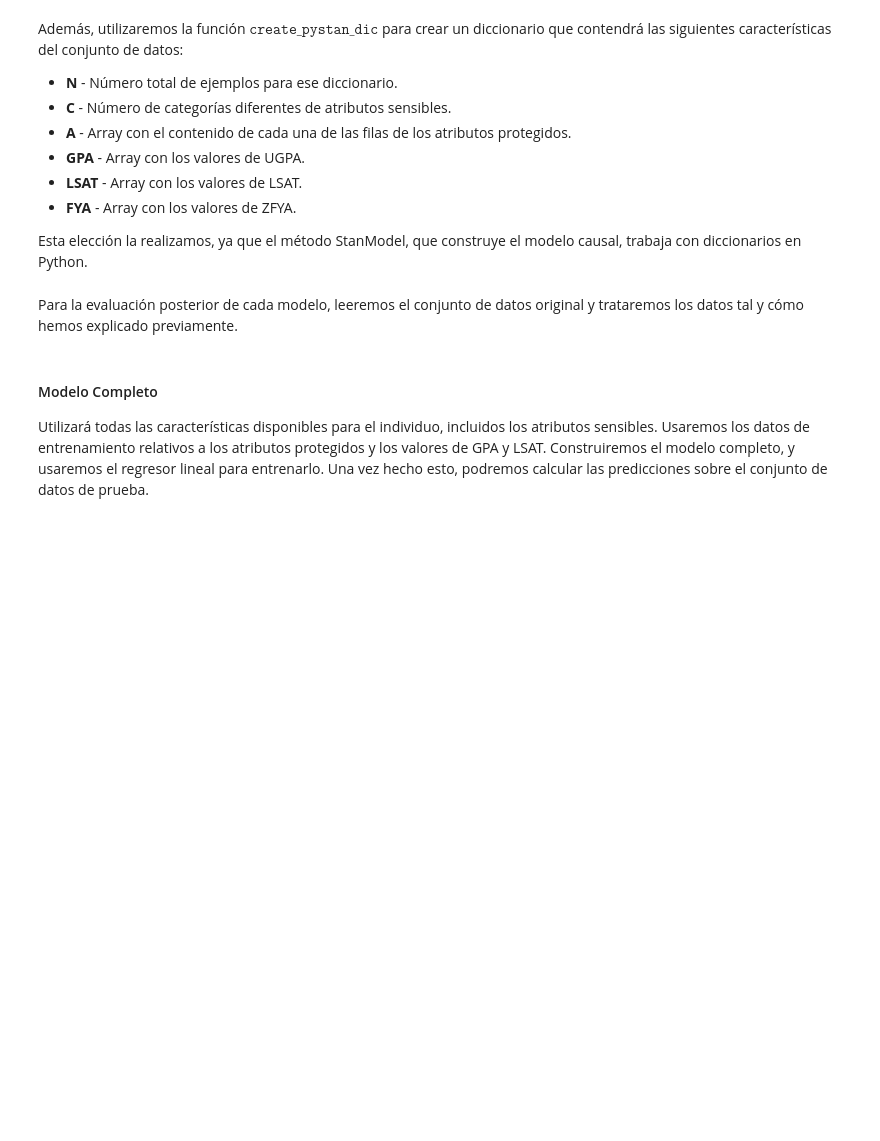
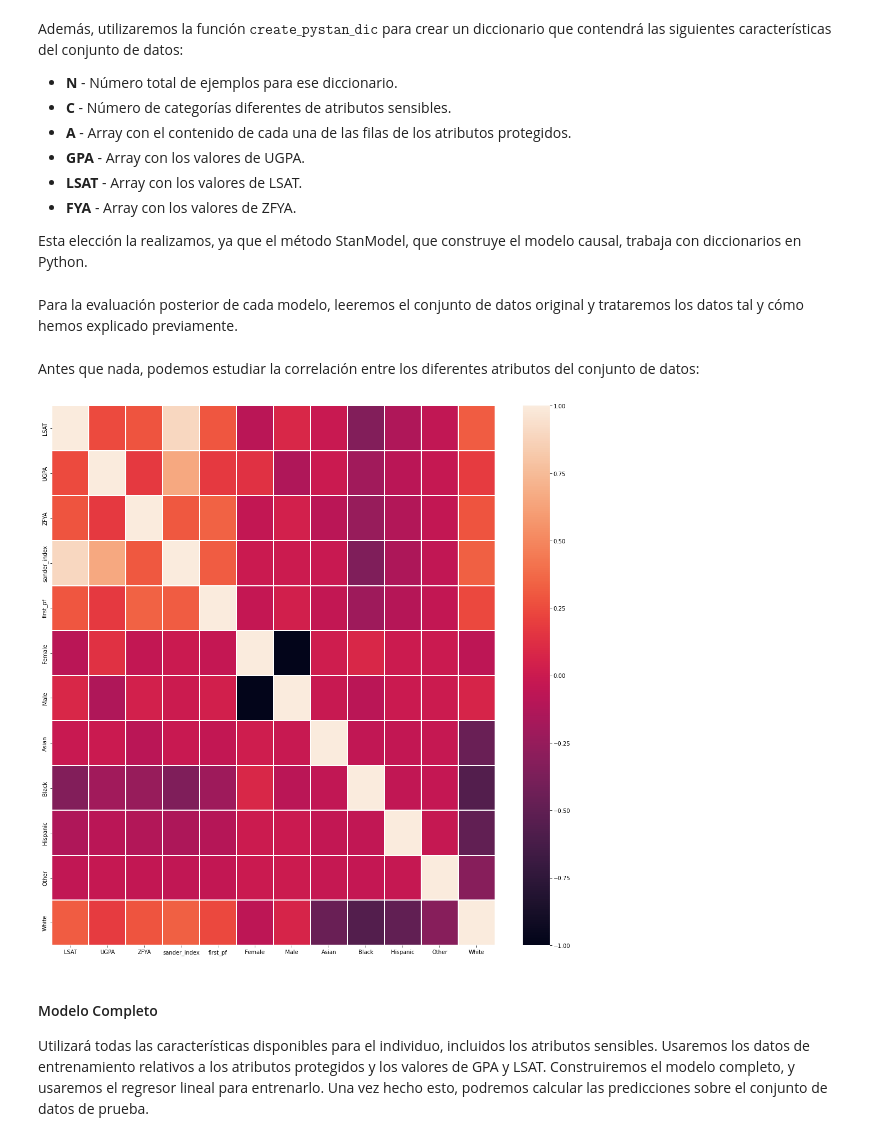
Before and after one commit to danibolanos/TFG-Ensuring_Fairness_in_ML, a Jupyter notebook: experimentos/tutorial.ipynb, the cells around one changed output. Saved outputs shown, nothing was run; the diff lists cells and outputs as text; code cells hidden in the pictures; blank space fills up the shorter version.

```diff
--- a/experimentos/tutorial.ipynb
+++ b/experimentos/tutorial.ipynb
@@ -124,6 +124,22 @@ Para la evaluación posterior de cada modelo, leeremos el conjunto de datos orig
 
     # Obtiene en un diccionario el conjunto de datos y en una partición 80 (train) 20 (test)
     dic_train, dic_test, train, test = preprocess_data(data, protected_attr)
+# %% [markdown]
+Antes que nada, podemos estudiar la correlación entre los diferentes atributos del conjunto de datos:
+# %%
+# Definimos la función para mostrar la matriz de correlación
+def MatrizCorrelacion(data):
+    data = pd.get_dummies(data, columns=['race'], prefix='', prefix_sep='')
+    data = data.drop(['sex'], axis=1)
+    correlations = data.corr()
+    fig, ax = plt.subplots(figsize=(18,18))
+    sns.heatmap(correlations, linewidths=0.125, ax=ax)
+    plt.show()
+# %%
+# Mostramos la matriz de correlación
+MatrizCorrelacion(train)
+# %% [output]
+[figure, added]
 # %% [markdown]
 #### Modelo Completo
 
```
Also changed, not shown: parts of 3 cells of this notebook.
